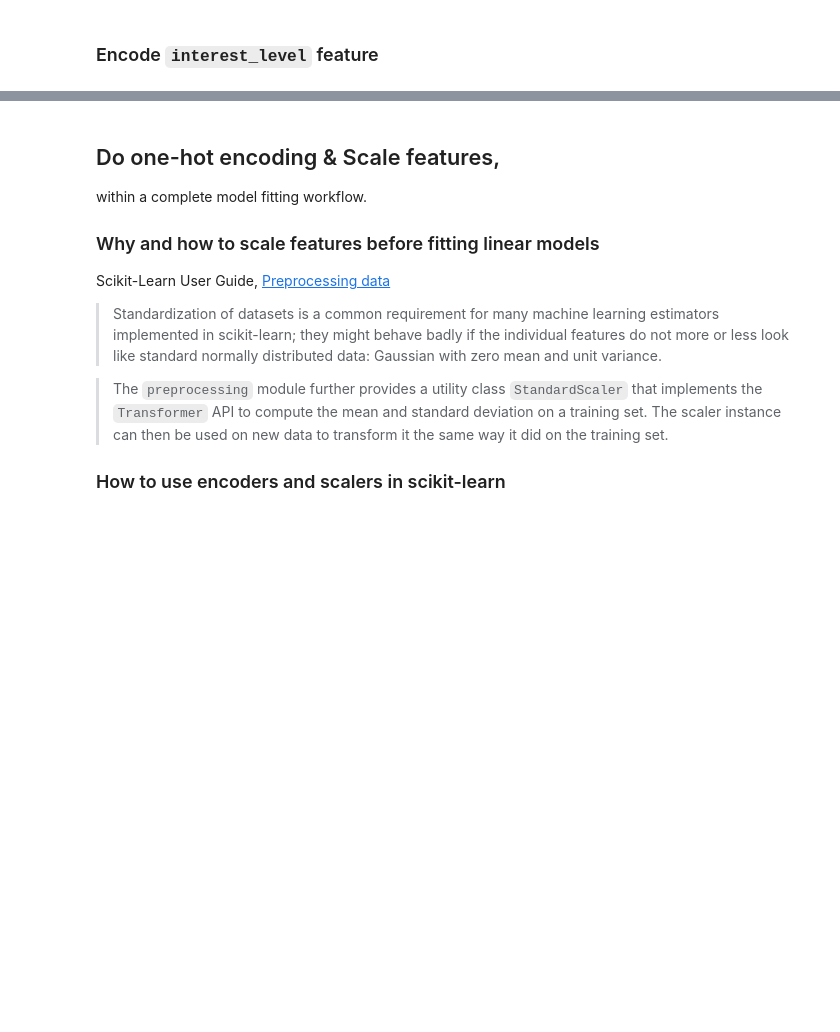
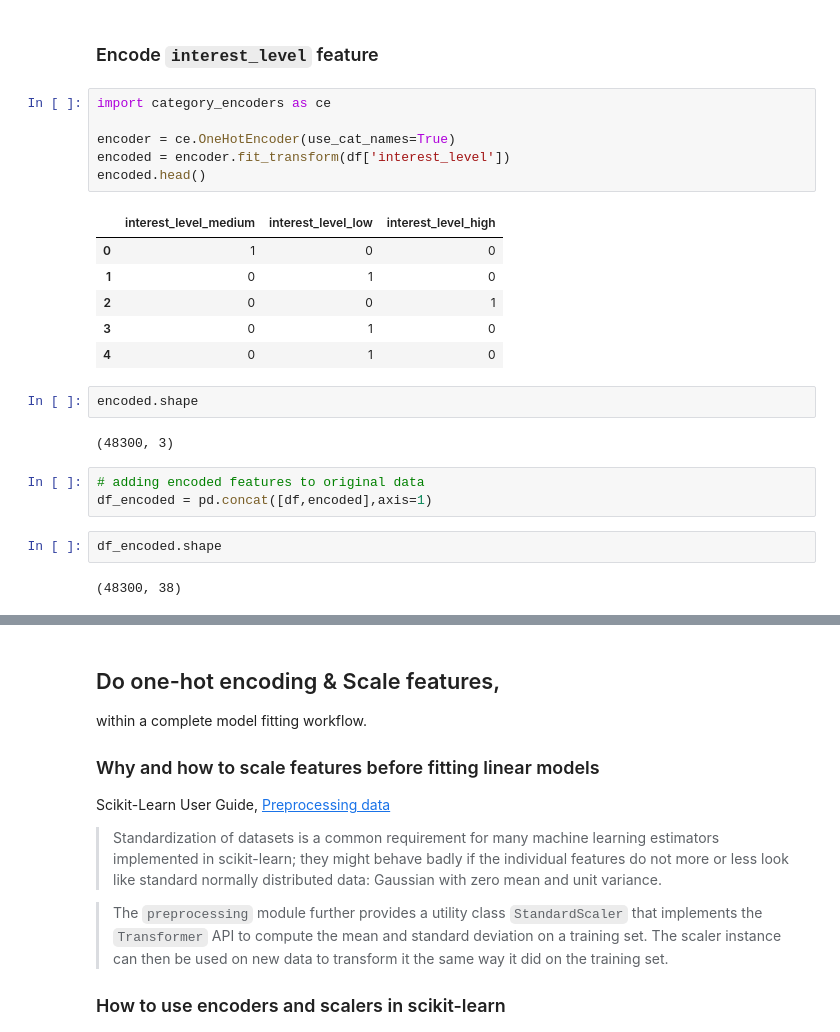
Before and after one commit to LambdaSchool/DEPRECATED-DS-Unit-2-Linear-Models, a Jupyter notebook: module2-doing-linear-regression/doing_linear_regression.ipynb, the cells around one changed output, grey strips where cells are left out. Cells and saved outputs as stored; diff of their text form; blank space fills up the shorter version.

```diff
--- a/module2-doing-linear-regression/doing_linear_regression.ipynb
+++ b/module2-doing-linear-regression/doing_linear_regression.ipynb
@@ -359,2 +422,26 @@ Follow the process from Jake VanderPlas, [Python Data Science Handbook, Chapter
 # %% [markdown]
 ### Encode `interest_level` feature
+# %%
+import category_encoders as ce
+
+encoder = ce.OneHotEncoder(use_cat_names=True)
+encoded = encoder.fit_transform(df['interest_level'])
+encoded.head()
+# %% [output]
+|  | interest_level_medium | interest_level_low | interest_level_high |
+| 0 | 1 | 0 | 0 |
+| 1 | 0 | 1 | 0 |
+| 2 | 0 | 0 | 1 |
+| 3 | 0 | 1 | 0 |
+| 4 | 0 | 1 | 0 |
+# %%
+encoded.shape
+# %% [output]
+(48300, 3)
+# %%
+# adding encoded features to original data
+df_encoded = pd.concat([df,encoded],axis=1)
+# %%
+df_encoded.shape
+# %% [output]
+(48300, 38)
```
Also changed, not shown: parts of 33 cells of this notebook.
